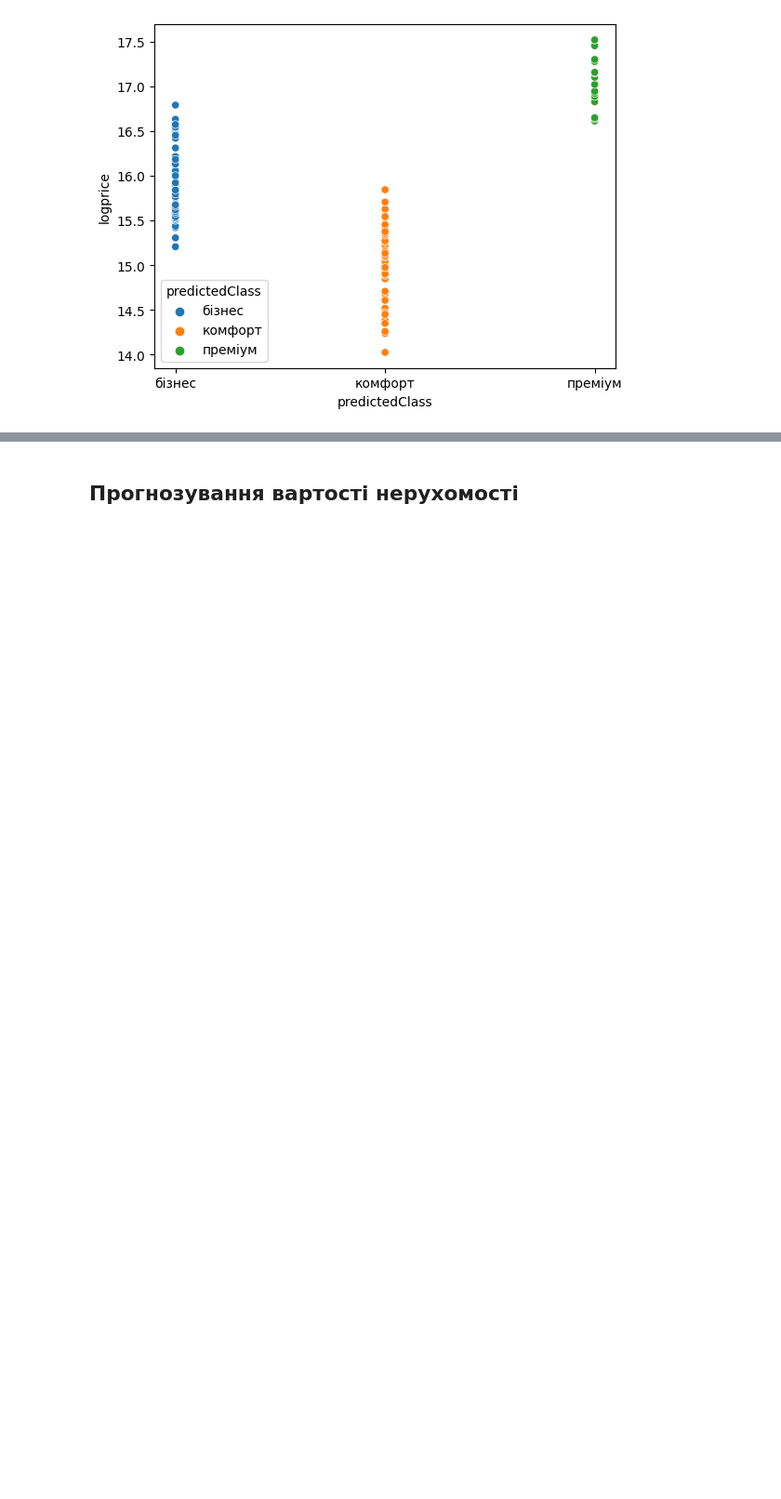
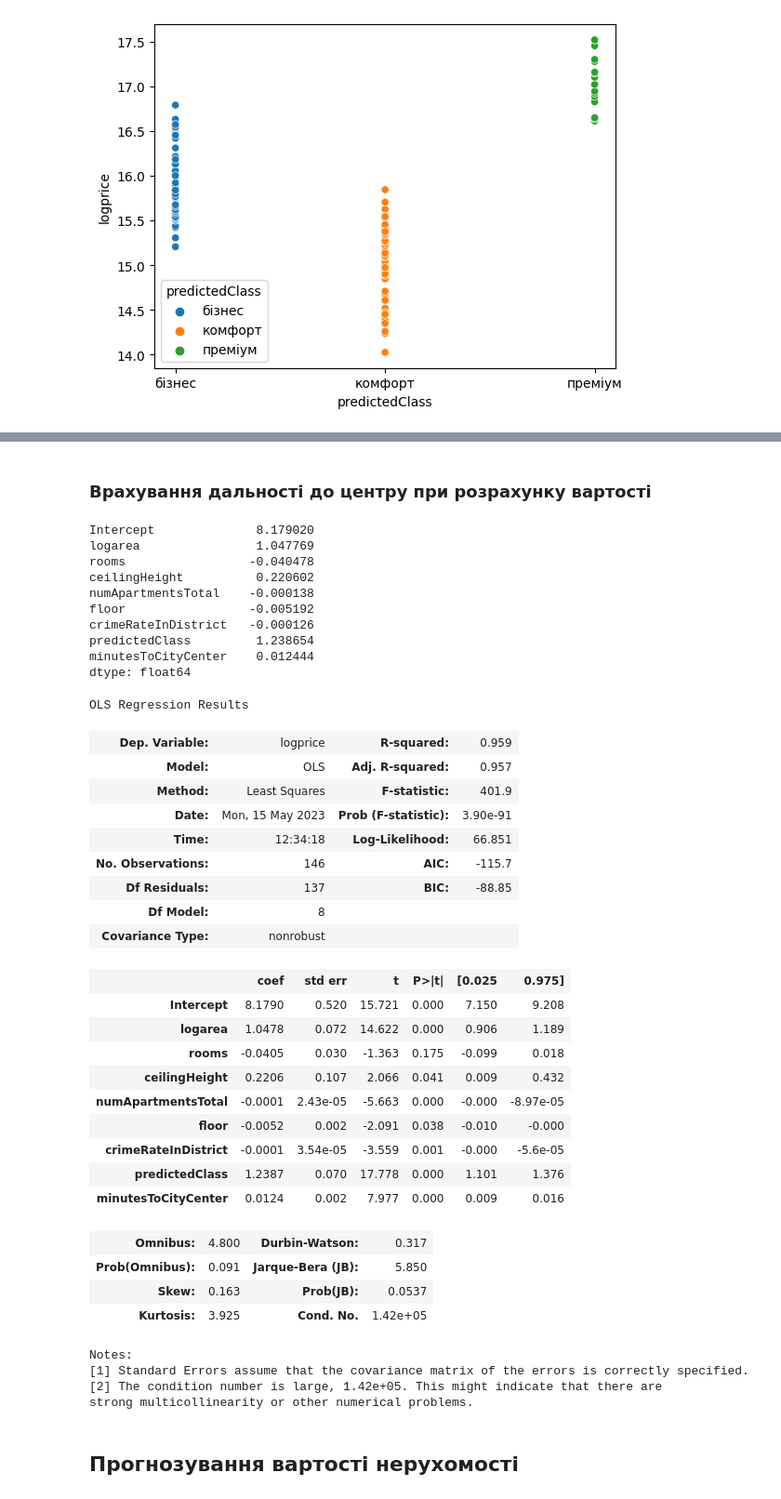
Before and after one commit to Acousticdesk/course-project-data-analysis, a Jupyter notebook: Regression-Copy1.ipynb, the cells around one changed output, grey strips where cells are left out. Shown at 93% size. Saved outputs shown, nothing was run; the diff lists cells and outputs as text; code cells hidden in the pictures; blank space fills up the shorter version.

Commit message:
take into the account the minutes to city center

```diff
--- a/Regression-Copy1.ipynb
+++ b/Regression-Copy1.ipynb
@@ -486,6 +486,51 @@ OLS Regression Results
 | Kurtosis: | 2.207 | Cond. No. | 51.2 |
 Notes:
 [1] Standard Errors assume that the covariance matrix of the errors is correctly specified.
+# %% [markdown]
+### Врахування дальності до центру при розрахунку вартості
+# %%
+lm_HPRICE9 = smf.ols(formula='logprice ~ logarea + rooms + ceilingHeight + numApartmentsTotal + floor + crimeRateInDistrict + predictedClass + minutesToCityCenter', data=df1).fit()
+print(lm_HPRICE9.params)
+lm_HPRICE9.summary()
+# %% [output]
+Intercept              8.179020
+logarea                1.047769
+rooms                 -0.040478
+ceilingHeight          0.220602
+numApartmentsTotal    -0.000138
+floor                 -0.005192
+crimeRateInDistrict   -0.000126
+predictedClass         1.238654
+minutesToCityCenter    0.012444
+dtype: float64
+OLS Regression Results
+| Dep. Variable: | logprice | R-squared: | 0.959 |
+| Model: | OLS | Adj. R-squared: | 0.957 |
+| Method: | Least Squares | F-statistic: | 401.9 |
+| Date: | Mon, 15 May 2023 | Prob (F-statistic): | 3.90e-91 |
+| Time: | 12:34:18 | Log-Likelihood: | 66.851 |
+| No. Observations: | 146 | AIC: | -115.7 |
+| Df Residuals: | 137 | BIC: | -88.85 |
+| Df Model: | 8 |  |  |
+| Covariance Type: | nonrobust |  |  |
+|  | coef | std err | t | P>|t| | [0.025 | 0.975] |
+| Intercept | 8.1790 | 0.520 | 15.721 | 0.000 | 7.150 | 9.208 |
+| logarea | 1.0478 | 0.072 | 14.622 | 0.000 | 0.906 | 1.189 |
+| rooms | -0.0405 | 0.030 | -1.363 | 0.175 | -0.099 | 0.018 |
+| ceilingHeight | 0.2206 | 0.107 | 2.066 | 0.041 | 0.009 | 0.432 |
+| numApartmentsTotal | -0.0001 | 2.43e-05 | -5.663 | 0.000 | -0.000 | -8.97e-05 |
+| floor | -0.0052 | 0.002 | -2.091 | 0.038 | -0.010 | -0.000 |
+| crimeRateInDistrict | -0.0001 | 3.54e-05 | -3.559 | 0.001 | -0.000 | -5.6e-05 |
+| predictedClass | 1.2387 | 0.070 | 17.778 | 0.000 | 1.101 | 1.376 |
+| minutesToCityCenter | 0.0124 | 0.002 | 7.977 | 0.000 | 0.009 | 0.016 |
+| Omnibus: | 4.800 | Durbin-Watson: | 0.317 |
+| Prob(Omnibus): | 0.091 | Jarque-Bera (JB): | 5.850 |
+| Skew: | 0.163 | Prob(JB): | 0.0537 |
+| Kurtosis: | 3.925 | Cond. No. | 1.42e+05 |
+Notes:
+[1] Standard Errors assume that the covariance matrix of the errors is correctly specified.
+[2] The condition number is large, 1.42e+05. This might indicate that there are
+strong multicollinearity or other numerical problems.
 # %% [markdown]
 ## Прогнозування вартості нерухомості
 # %%
```
Also changed, not shown: parts of 26 cells of this notebook.
